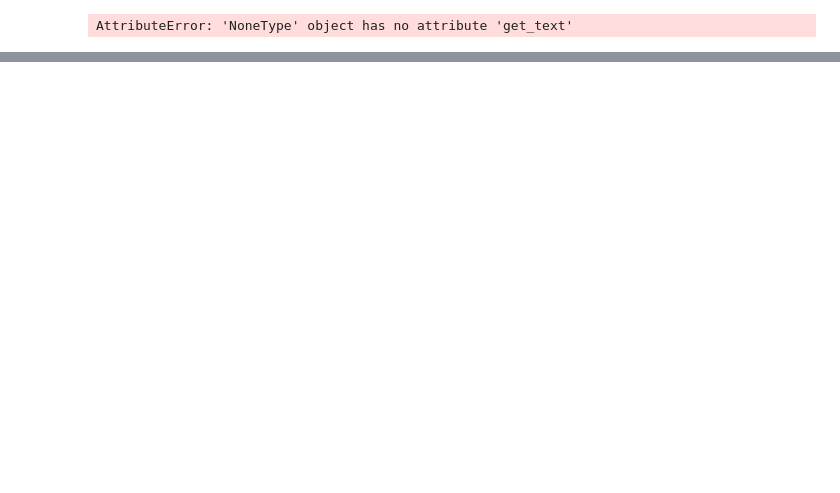
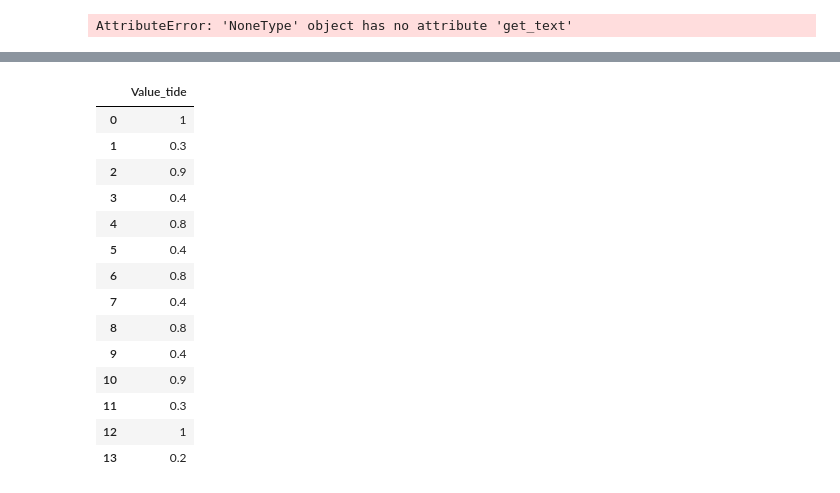
Before and after one commit to ferdiansyahz/DataScience_Discuss, a Jupyter notebook: Parsing_Test_test/parsing_weather_tides_testing_3.ipynb, the cells around one changed output, grey strips where cells are left out. Drawn from its saved outputs; the diff is of its cells as text; code cells hidden in the pictures; blank space fills up the shorter version.

```diff
--- a/Parsing_Test_test/parsing_weather_tides_testing_3.ipynb
+++ b/Parsing_Test_test/parsing_weather_tides_testing_3.ipynb
@@ -169,0 +431,19 @@ display(df_02)
+# %%
+df_02 = df_02.rename(columns={0: 'Value_tide'})
+display(df_02)
+# %% [output]
+|  | Value_tide |
+| 0 | 1 |
+| 1 | 0.3 |
+| 2 | 0.9 |
+| 3 | 0.4 |
+| 4 | 0.8 |
+| 5 | 0.4 |
+| 6 | 0.8 |
+| 7 | 0.4 |
+| 8 | 0.8 |
+| 9 | 0.4 |
+| 10 | 0.9 |
+| 11 | 0.3 |
+| 12 | 1 |
+| 13 | 0.2 |
```
Also changed, not shown: parts of 10 cells of this notebook.
